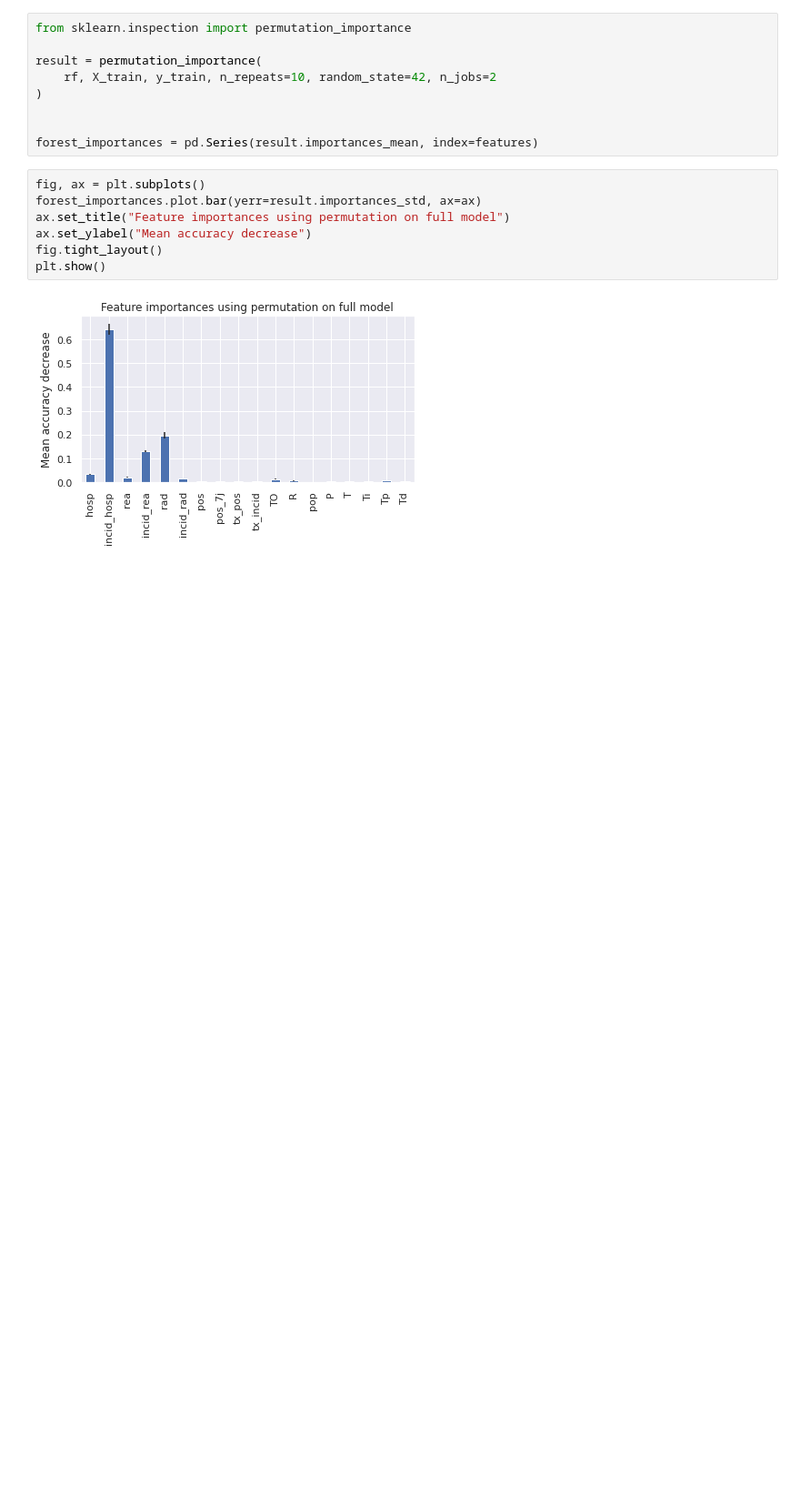
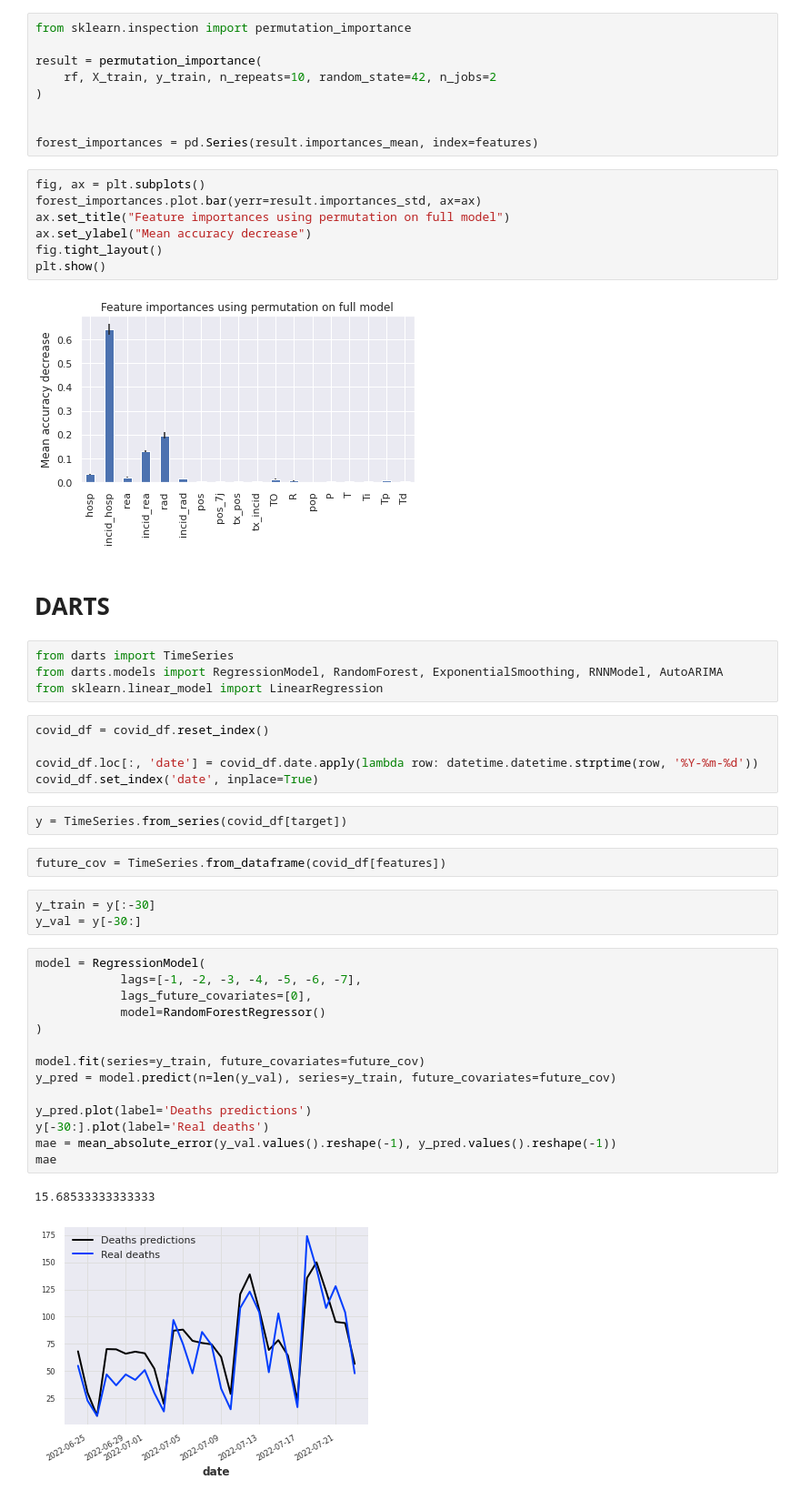
Before and after one commit to WLDCH/covid19-deaths-prediction, a Jupyter notebook: model_training.ipynb, the cells around one changed output. Shown: that part at 91% size. Cells and saved outputs as stored; diff of their text form; blank space fills up the shorter version.

Commit message:
Add several darts models

```diff
--- a/model_training.ipynb
+++ b/model_training.ipynb
@@ -152,3 +162,38 @@ fig.tight_layout()
 plt.show()
 # %% [output]
 [figure]
+# %% [markdown]
+# DARTS
+# %%
+from darts import TimeSeries
+from darts.models import RegressionModel, RandomForest, ExponentialSmoothing, RNNModel, AutoARIMA
+from sklearn.linear_model import LinearRegression
+# %%
+covid_df = covid_df.reset_index()
+
+covid_df.loc[:, 'date'] = covid_df.date.apply(lambda row: datetime.datetime.strptime(row, '%Y-%m-%d'))
+covid_df.set_index('date', inplace=True)
+# %%
+y = TimeSeries.from_series(covid_df[target])
+# %%
+future_cov = TimeSeries.from_dataframe(covid_df[features])
+# %%
+y_train = y[:-30]
+y_val = y[-30:]
+# %%
+model = RegressionModel(
+            lags=[-1, -2, -3, -4, -5, -6, -7],
+            lags_future_covariates=[0],
+            model=RandomForestRegressor()
+)
+
+model.fit(series=y_train, future_covariates=future_cov)
+y_pred = model.predict(n=len(y_val), series=y_train, future_covariates=future_cov)
+
+y_pred.plot(label='Deaths predictions')
+y[-30:].plot(label='Real deaths')
+mae = mean_absolute_error(y_val.values().reshape(-1), y_pred.values().reshape(-1))
+mae
+# %% [output]
+15.68533333333333
+[figure, added]
```
Also changed, not shown: parts of 12 cells of this notebook.
